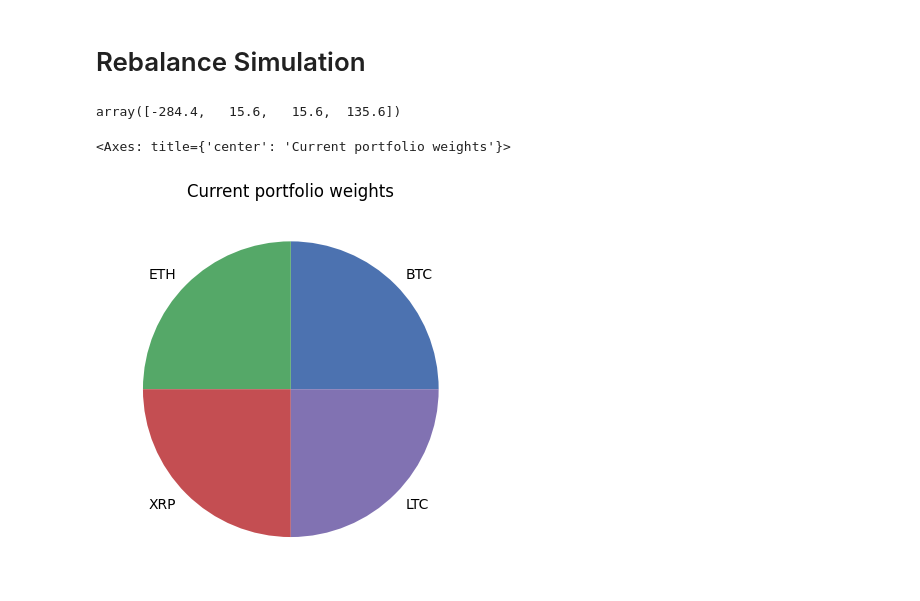
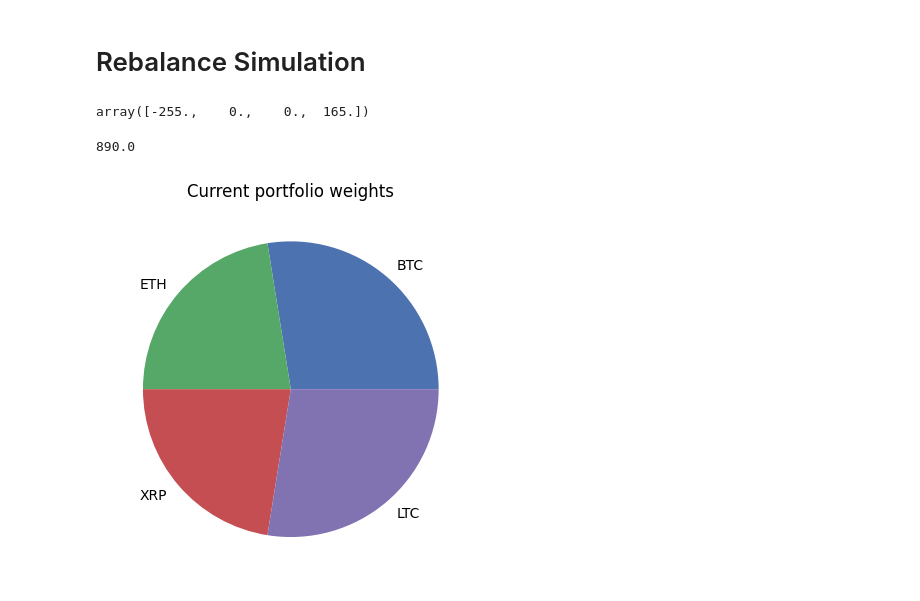
Before and after one commit to arguiot/portfolio, a Jupyter notebook: trade_generator.ipynb, the cells around one changed output. Drawn from its saved outputs; the diff is of its cells as text; code cells hidden in the pictures.

```diff
--- a/trade_generator.ipynb
+++ b/trade_generator.ipynb
@@ -21,24 +21,25 @@ weights.sum()
 # %% [markdown]
 # Rebalance Simulation
 # %%
-new_target_weights = pd.Series([0.2, 0.2, 0.2, 0.2], index=['BTC', 'ETH', 'XRP', 'LTC'])
+new_target_weights = pd.Series([0.25, 0.25, 0.25, 0.25], index=['BTC', 'ETH', 'XRP', 'LTC'])
 
 # Weight Assets is a list of tuple such that (min, ideal, max). For now, min and max are ± 10% of ideal
 weight_assets = [(
-    new_target_weights[i] - 0.1 * new_target_weights[i],
+    new_target_weights[i], # - 0.1 * new_target_weights[i],
     new_target_weights[i],
-    new_target_weights[i] + 0.1 * new_target_weights[i]
+    new_target_weights[i], # + 0.1 * new_target_weights[i]
 ) for i in new_target_weights.index]
 
 # Order size Assets is a list of tuple such that (minOrderSize, maxOrderSize). For now, min and max are [0, 10000]
-order_size_assets = [(0, 1000) for i in new_target_weights.index]
+order_size_assets = [(50, 1000) for i in new_target_weights.index]
 
+tbd = 0
 orders = totalOrders(
     amountAsset=np.array(portfolio),
     priceAsset=np.array(prices),
     orderSizeAssets=np.array(order_size_assets),
     weightAssets=np.array(weight_assets),
-    TBDAmount=0
+    TBDAmount=tbd
 )
 
 sizes = orderSize(
@@ -46,7 +47,7 @@ sizes = orderSize(
     priceAsset=np.array(prices),
     orderSizeAssets=np.array(order_size_assets),
     weightAssets=np.array(weight_assets),
-    TBDAmount=0
+    TBDAmount=tbd
 )
 
 buySell = buyINDAsset(
@@ -54,21 +55,23 @@ buySell = buyINDAsset(
     priceAsset=np.array(prices),
     orderSizeAssets=np.array(order_size_assets),
     weightAssets=np.array(weight_assets),
-    TBDAmount=0
+    TBDAmount=tbd
 )
 
 trades = orders * sizes
 
 trades
 # %% [output]
-array([-284.4,   15.6,   15.6,  135.6])
+array([-255.,    0.,    0.,  165.])
 # %%
 # Execute the trades
 
 portfolio = portfolio + trades / prices
 
-weights = portfolio * prices
-weights.plot(kind='pie', title='Current portfolio weights')
+value = portfolio * prices
+value.plot(kind='pie', title='Current portfolio weights')
+
+print(value.sum())
 # %% [output]
-<Axes: title={'center': 'Current portfolio weights'}>
+890.0
-[figure, old version]
+[figure, new version]
```
Also changed, not shown: parts of 3 cells of this notebook, 10 other files.
